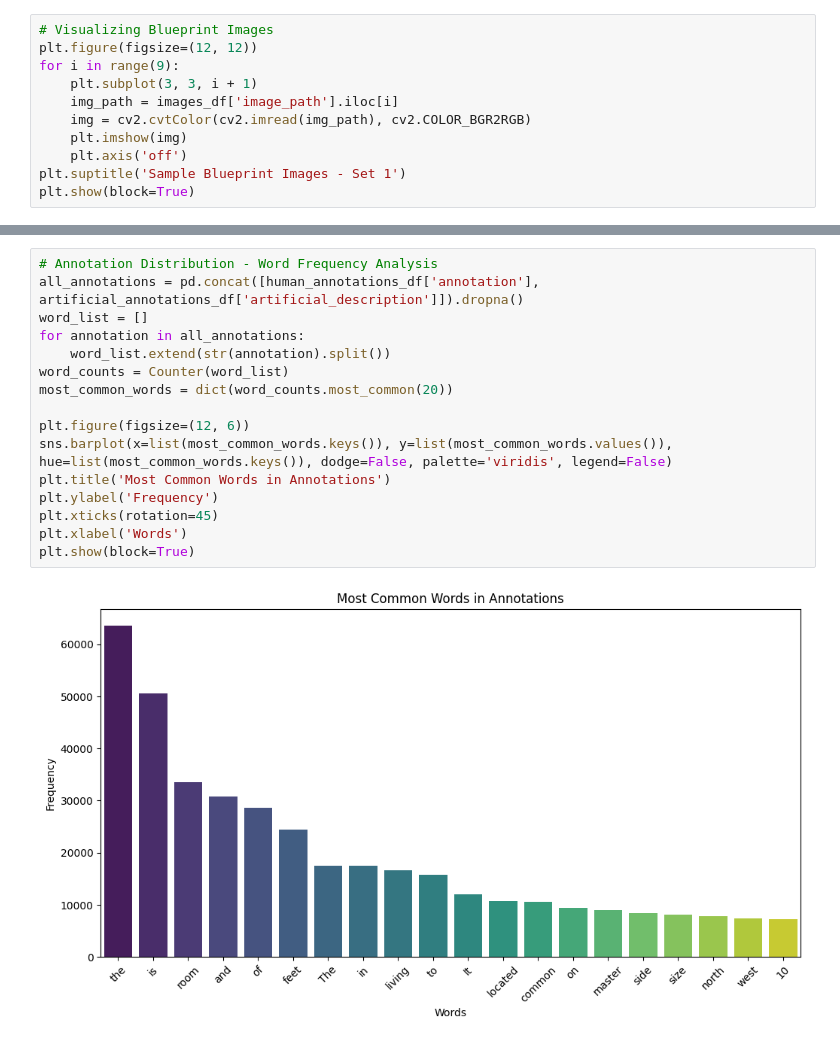
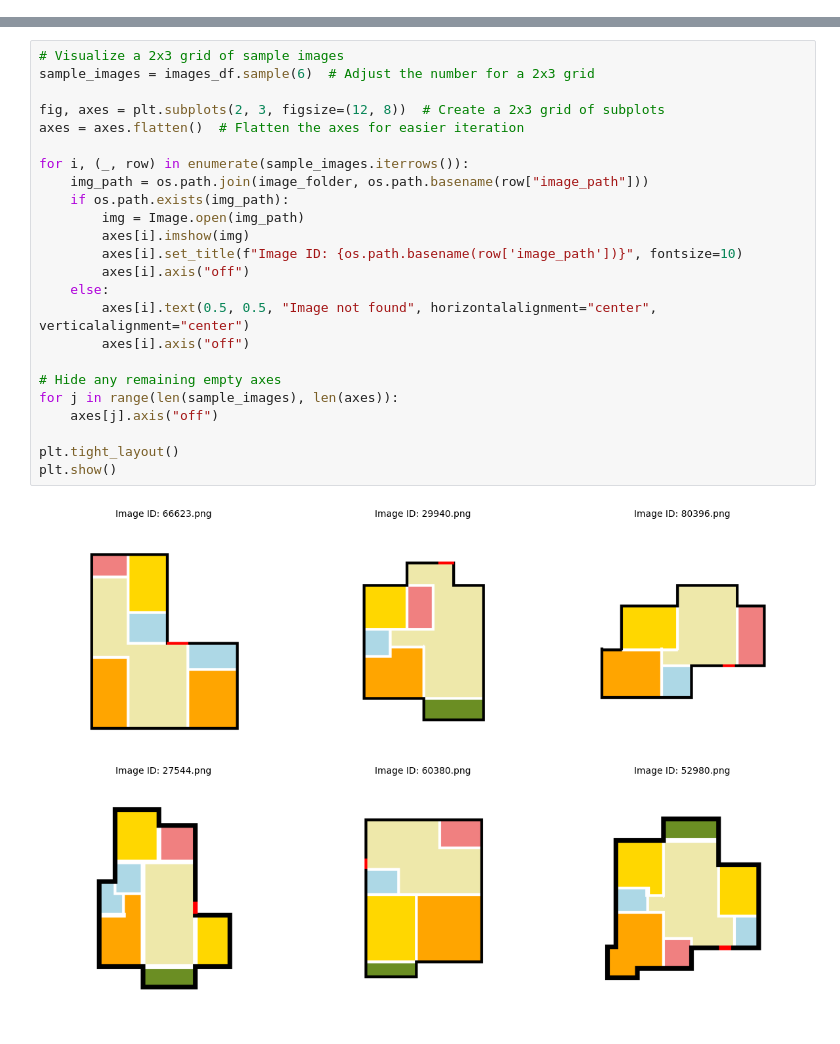
Before and after one commit to AdrianCC9/Athena, a Jupyter notebook: src/data_visualization.ipynb, the cells around one changed output, grey strips where cells are left out. Cells and saved outputs as stored; diff of their text form.

```diff
--- a/src/data_visualization.ipynb
+++ b/src/data_visualization.ipynb
@@ -19,11 +20,0 @@ artificial_annotations_df = pd.read_csv(artificial_annotations_file)
-# %%
-# Visualizing Blueprint Images
-plt.figure(figsize=(12, 12))
-for i in range(9):
-    plt.subplot(3, 3, i + 1)
-    img_path = images_df['image_path'].iloc[i]
-    img = cv2.cvtColor(cv2.imread(img_path), cv2.COLOR_BGR2RGB)
-    plt.imshow(img)
-    plt.axis('off')
-plt.suptitle('Sample Blueprint Images - Set 1')
-plt.show(block=True)
@@ -32,18 +21,26 @@ plt.show(block=True)
-# %%
-# Annotation Distribution - Word Frequency Analysis
-all_annotations = pd.concat([human_annotations_df['annotation'], artificial_annotations_df['artificial_description']]).dropna()
-word_list = []
-for annotation in all_annotations:
-    word_list.extend(str(annotation).split())
-word_counts = Counter(word_list)
-most_common_words = dict(word_counts.most_common(20))
-
-plt.figure(figsize=(12, 6))
-sns.barplot(x=list(most_common_words.keys()), y=list(most_common_words.values()), hue=list(most_common_words.keys()), dodge=False, palette='viridis', legend=False)
-plt.title('Most Common Words in Annotations')
-plt.ylabel('Frequency')
-plt.xticks(rotation=45)
-plt.xlabel('Words')
-plt.show(block=True)
-# %% [output]
-[figure, removed]
+# %%
+# Visualize a 2x3 grid of sample images
+sample_images = images_df.sample(6)  # Adjust the number for a 2x3 grid
+
+fig, axes = plt.subplots(2, 3, figsize=(12, 8))  # Create a 2x3 grid of subplots
+axes = axes.flatten()  # Flatten the axes for easier iteration
+
+for i, (_, row) in enumerate(sample_images.iterrows()):
+    img_path = os.path.join(image_folder, os.path.basename(row["image_path"]))
+    if os.path.exists(img_path):
+        img = Image.open(img_path)
+        axes[i].imshow(img)
+        axes[i].set_title(f"Image ID: {os.path.basename(row['image_path'])}", fontsize=10)
+        axes[i].axis("off")
+    else:
+        axes[i].text(0.5, 0.5, "Image not found", horizontalalignment="center", verticalalignment="center")
+        axes[i].axis("off")
+
+# Hide any remaining empty axes
+for j in range(len(sample_images), len(axes)):
+    axes[j].axis("off")
+
+plt.tight_layout()
+plt.show()
+# %% [output]
+[figure, added]
```
Also changed, not shown: parts of 9 cells of this notebook.
